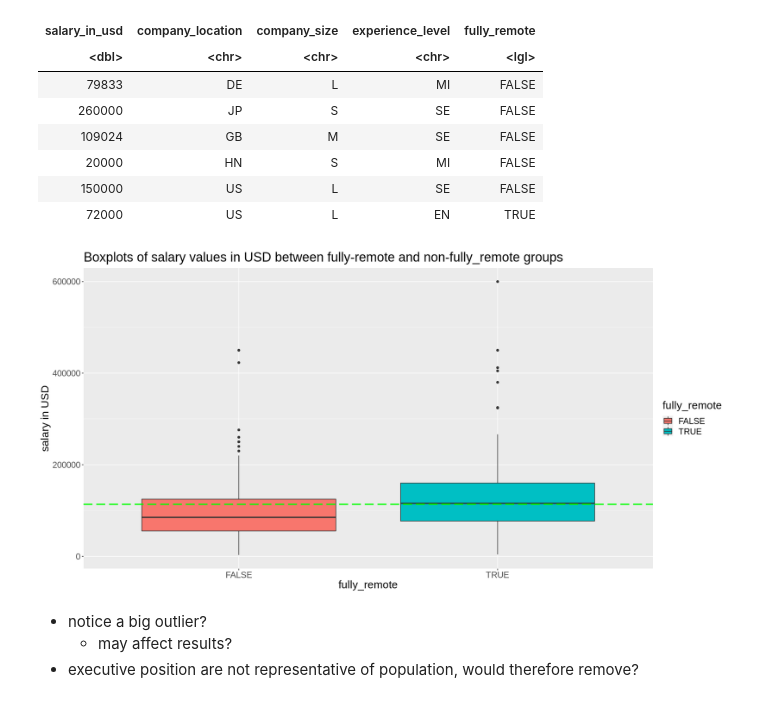
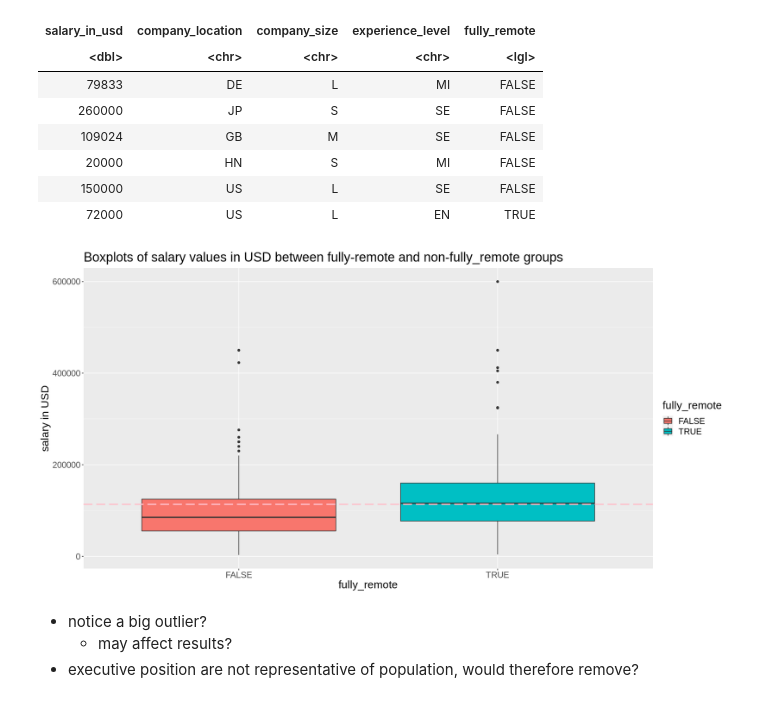
Before and after one commit to ludioludius/STAT201-Project, a Jupyter notebook: Final_Report_Draft.ipynb, the cells around one changed output. Cells and saved outputs as stored; diff of their text form; code cells hidden in the pictures.

```diff
--- a/Final_Report_Draft.ipynb
+++ b/Final_Report_Draft.ipynb
@@ -313,19 +322,19 @@ A tibble: 6 × 5
 # %%
 options(repr.plot.width = 16, repr.plot.height = 8)
 options("scipen"=10, "digits"=4)
 
 boxplots_all <- remote_binary %>%
     ggplot(aes(x = fully_remote, y = salary_in_usd, fill = fully_remote)) +
     geom_boxplot() +
     ylab("salary in USD") +
     ggtitle("Boxplots of salary values in USD between fully-remote and non-fully_remote groups") +
     theme(text = element_text(size=18)) +
     # geom_hline(yintercept = median_overall, color="red", size = 1, linetype = "longdash")
-    geom_hline(yintercept = mean_overall, color="green", size = 1, linetype = "longdash")
+    geom_hline(yintercept = mean_overall, color="pink", size = 1, linetype = "longdash")
 
 boxplots_all
 # %% [output]
-[figure, old version]
+[figure, new version]
 # %% [markdown]
 - notice a big outlier?
     - may affect results?
```
Also changed, not shown: parts of 8 cells of this notebook.
